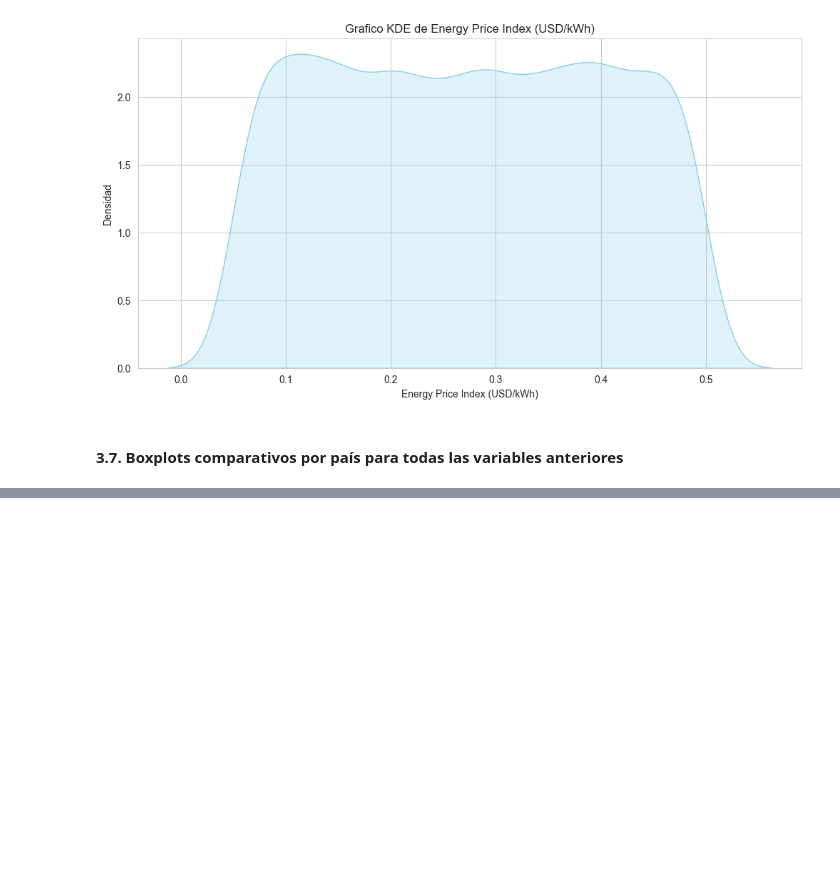
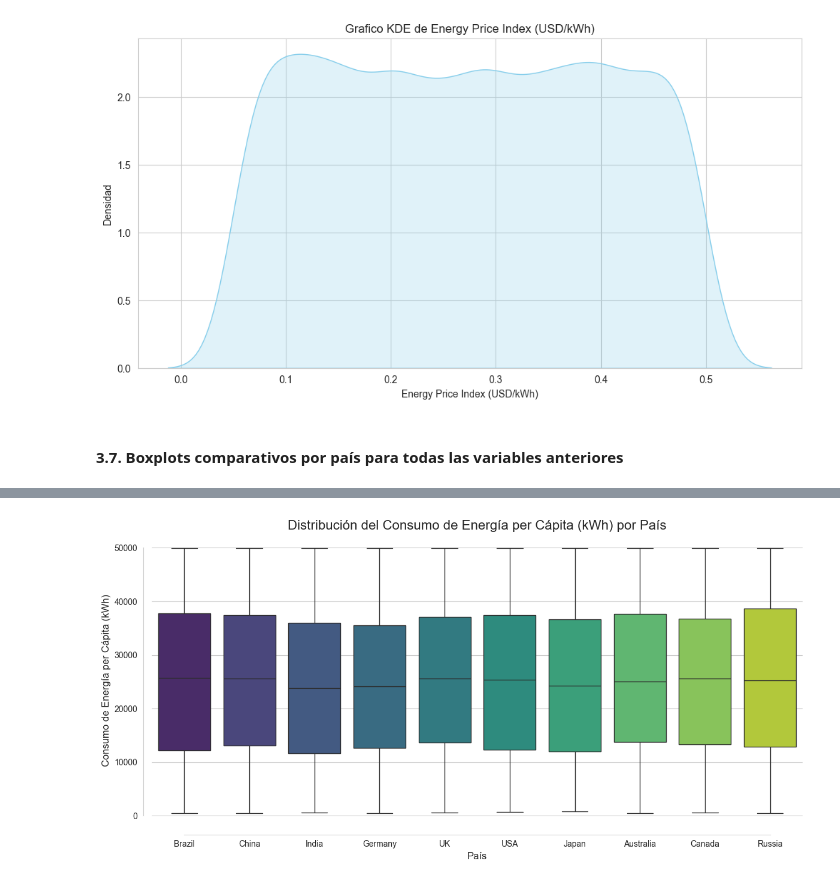
Before and after one commit to juanma200109/Analisis-de-Consumo-de-Energia-Global, a Jupyter notebook: notebooks/Consumo_de_Energia_Global_2000-2024.ipynb, the cells around one changed output, grey strips where cells are left out. Saved outputs shown, nothing was run; the diff lists cells and outputs as text; code cells hidden in the pictures; blank space fills up the shorter version.

```diff
--- a/notebooks/Consumo_de_Energia_Global_2000-2024.ipynb
+++ b/notebooks/Consumo_de_Energia_Global_2000-2024.ipynb
@@ -255,0 +261,5 @@ cols = ['Total Energy Consumption (TWh)', 'Per Capita Energy Use (kWh)',
+# %%
+# Generando un Boxplot para el Per Capita Energy Use (kWh)
+viz.crear_boxplot(df, 'Country', 'Per Capita Energy Use (kWh)', 'Distribución del Consumo de Energía per Cápita (kWh) por País', 'País', 'Consumo de Energía per Cápita (kWh)')
+# %% [output]
+[figure, added]
```
Also changed, not shown: parts of 7 cells of this notebook, 1 other file.
